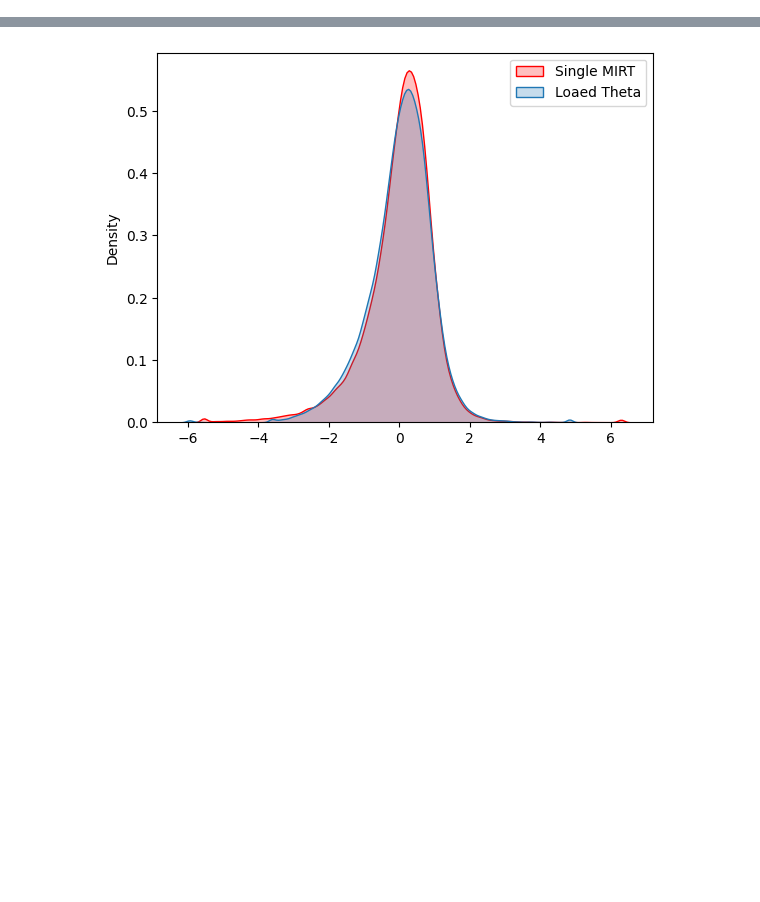
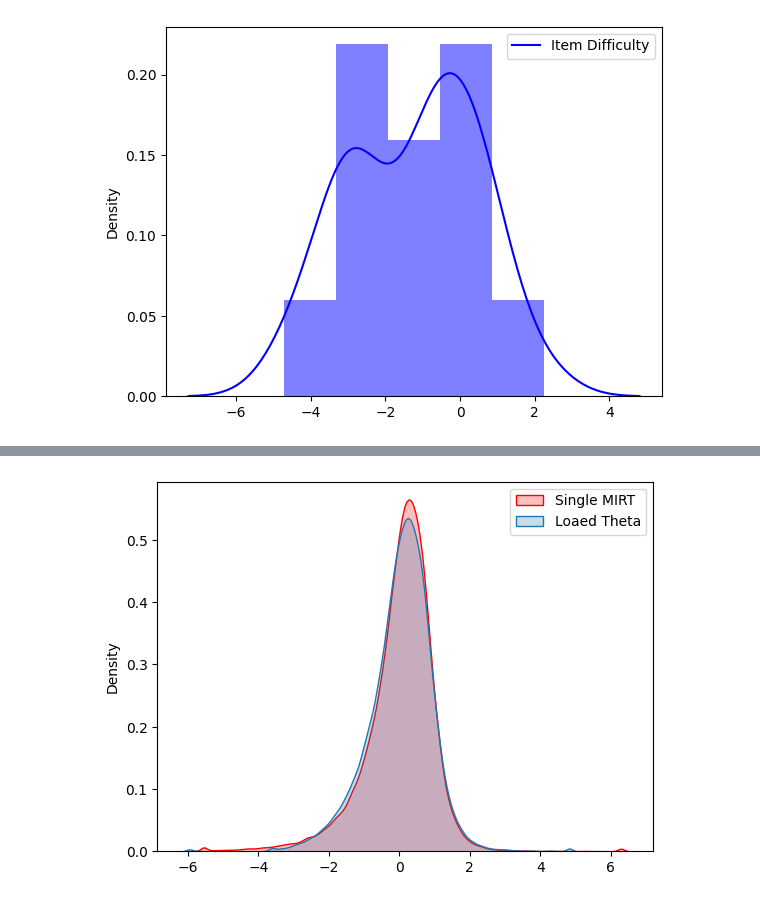
Before and after one commit to alhazar43/cal, a Jupyter notebook: test.ipynb, the cells around one changed output, grey strips where cells are left out. Cells and saved outputs as stored; diff of their text form; code cells hidden in the pictures; blank space fills up the shorter version.

```diff
--- a/test.ipynb
+++ b/test.ipynb
@@ -33,0 +29,8 @@ riasec
+# %%
+fig, ax = plt.subplots()
+plt.hist(b, bins=5, density=True, alpha=0.5, color='blue')
+sns.kdeplot(b, ax=ax, label='Item Difficulty', color='blue')
+plt.legend()
+plt.show()
+# %% [output]
+[figure, added]
```
Also changed, not shown: parts of 8 cells of this notebook, 7 other files.
